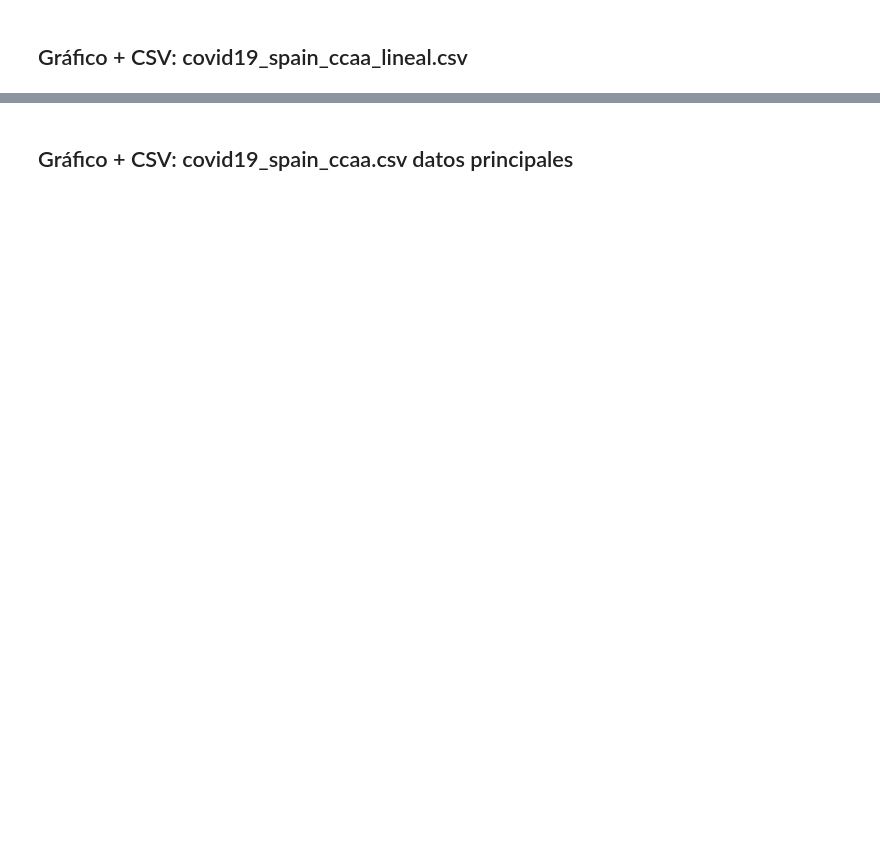
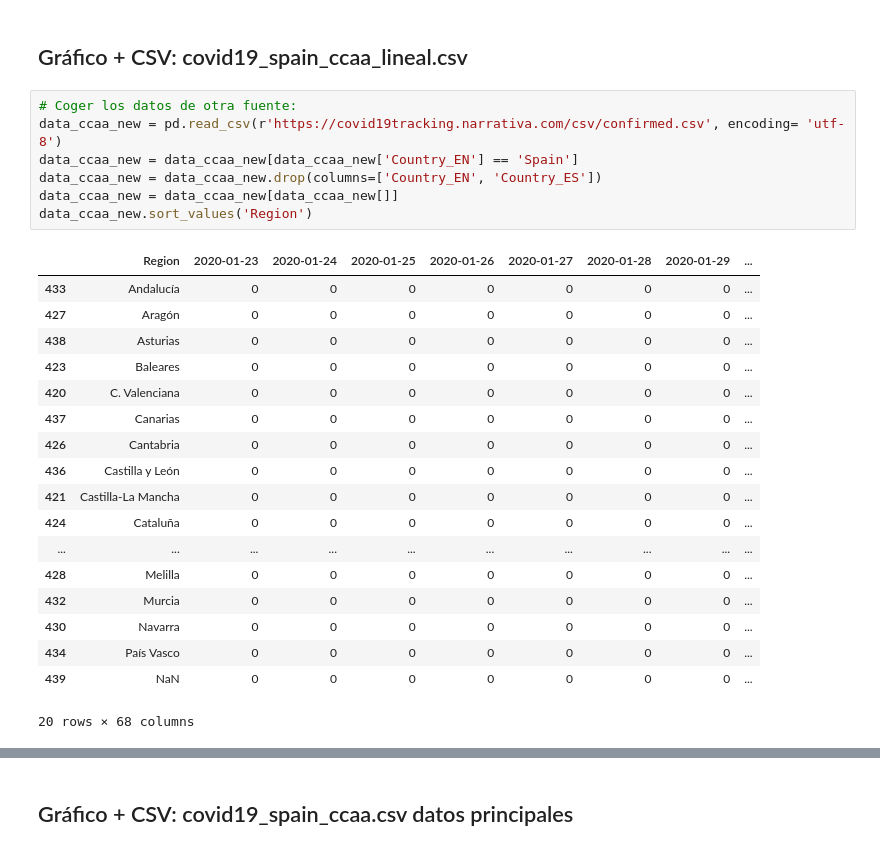
Before and after one commit to akakicreations/covid19-project, a Jupyter notebook: covid19_notebook_WEBFINAL.ipynb, the cells around one changed output, grey strips where cells are left out. Saved outputs shown, nothing was run; the diff lists cells and outputs as text; blank space fills up the shorter version.

```diff
--- a/covid19_notebook_WEBFINAL.ipynb
+++ b/covid19_notebook_WEBFINAL.ipynb
@@ -189,5 +193,31 @@ Index(['ccaa', 'casos_totales', 'hospitalizados', 'casos_graves', 'fallecidos',
 # %% [markdown]
 ## Gráfico + CSV: covid19_spain_ccaa_lineal.csv
+# %%
+# Coger los datos de otra fuente:
+data_ccaa_new = pd.read_csv(r'https://covid19tracking.narrativa.com/csv/confirmed.csv', encoding= 'utf-8')
+data_ccaa_new = data_ccaa_new[data_ccaa_new['Country_EN'] == 'Spain']
+data_ccaa_new = data_ccaa_new.drop(columns=['Country_EN', 'Country_ES'])
+data_ccaa_new = data_ccaa_new[data_ccaa_new[]]
+data_ccaa_new.sort_values('Region')
+# %% [output]
+|  | Region | 2020-01-23 | 2020-01-24 | 2020-01-25 | 2020-01-26 | 2020-01-27 | 2020-01-28 | 2020-01-29 | ... |
+| 433 | Andalucía | 0 | 0 | 0 | 0 | 0 | 0 | 0 | ... |
+| 427 | Aragón | 0 | 0 | 0 | 0 | 0 | 0 | 0 | ... |
+| 438 | Asturias | 0 | 0 | 0 | 0 | 0 | 0 | 0 | ... |
+| 423 | Baleares | 0 | 0 | 0 | 0 | 0 | 0 | 0 | ... |
+| 420 | C. Valenciana | 0 | 0 | 0 | 0 | 0 | 0 | 0 | ... |
+| 437 | Canarias | 0 | 0 | 0 | 0 | 0 | 0 | 0 | ... |
+| 426 | Cantabria | 0 | 0 | 0 | 0 | 0 | 0 | 0 | ... |
+| 436 | Castilla y León | 0 | 0 | 0 | 0 | 0 | 0 | 0 | ... |
+| 421 | Castilla-La Mancha | 0 | 0 | 0 | 0 | 0 | 0 | 0 | ... |
+| 424 | Cataluña | 0 | 0 | 0 | 0 | 0 | 0 | 0 | ... |
+| ... | ... | ... | ... | ... | ... | ... | ... | ... | ... |
+| 428 | Melilla | 0 | 0 | 0 | 0 | 0 | 0 | 0 | ... |
+| 432 | Murcia | 0 | 0 | 0 | 0 | 0 | 0 | 0 | ... |
+| 430 | Navarra | 0 | 0 | 0 | 0 | 0 | 0 | 0 | ... |
+| 434 | País Vasco | 0 | 0 | 0 | 0 | 0 | 0 | 0 | ... |
+| 439 | NaN | 0 | 0 | 0 | 0 | 0 | 0 | 0 | ... |
+20 rows × 68 columns
 # %%
 # Original dataset: https://github.com/AlbertoCasasOrtiz/Coronavirus-Spain-Dataset
 
```
Also changed, not shown: parts of 7 cells of this notebook, 14 other files.
